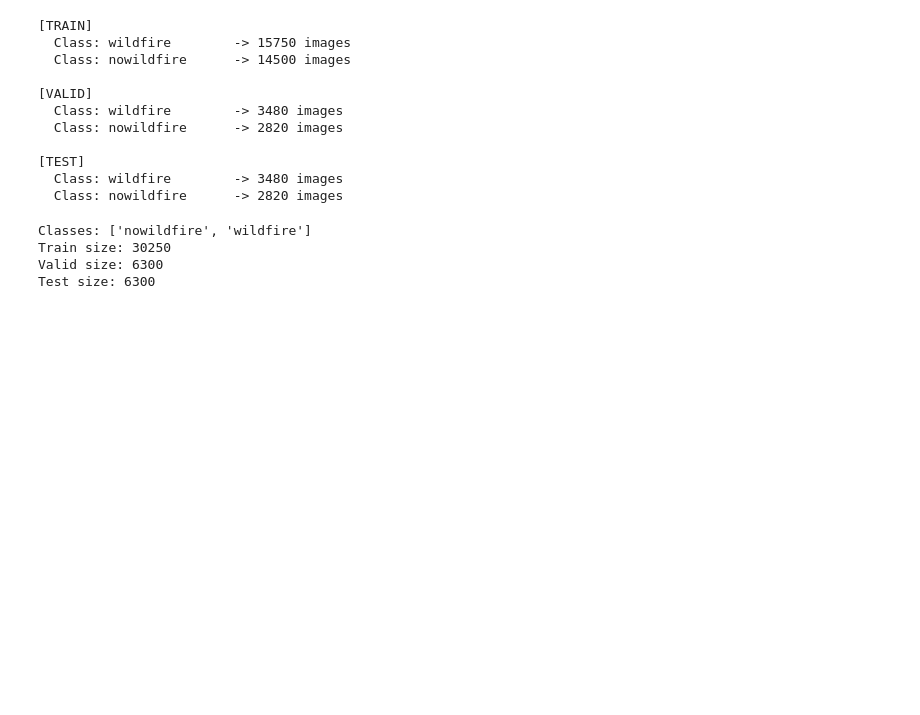
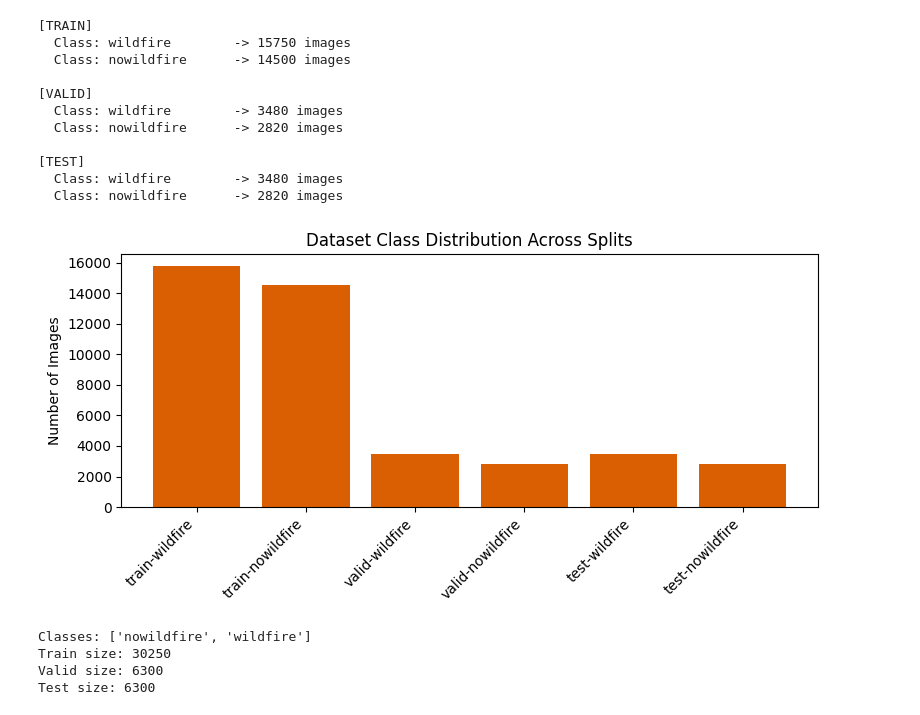
Before and after one commit to susmithach/wildfire-prediction, a Jupyter notebook: wildfire_protection.ipynb, the cells around one changed output. Drawn from its saved outputs; the diff is of its cells as text; code cells hidden in the pictures; blank space fills up the shorter version.

Commit message:
added distribution plot

```diff
--- a/wildfire_protection.ipynb
+++ b/wildfire_protection.ipynb
@@ -69,4 +69,43 @@ for split in ["train", "valid", "test"]:
 [TEST]
   Class: wildfire        -> 3480 images
   Class: nowildfire      -> 2820 images
+# %%
+# 5. Visualize Dataset Distribution
+import matplotlib.pyplot as plt
+from collections import Counter
+import os
+
+def get_class_counts(split):
+    split_dir = os.path.join(dst, split)
+    counts = Counter()
+    if not os.path.exists(split_dir):
+        return counts
+    for cls in os.listdir(split_dir):
+        cls_path = os.path.join(split_dir, cls)
+        if os.path.isdir(cls_path):
+            n = sum(len(files) for _, _, files in os.walk(cls_path))
+            counts[cls] += n
+    return counts
+
+splits = ["train", "valid", "test"]
+bar_labels, bar_heights = [], []
+
+for split in splits:
+    counts = get_class_counts(split)
+    for cls, n in counts.items():
+        bar_labels.append(f"{split}-{cls}")
+        bar_heights.append(n)
+
+plt.figure(figsize=(8,4))
+plt.bar(bar_labels, bar_heights, color=["#d95f02" if "wildfire" in b else "#1b9e77" for b in bar_labels])
+plt.ylabel("Number of Images")
+plt.title("Dataset Class Distribution Across Splits")
+plt.xticks(rotation=45, ha="right")
+plt.tight_layout()
+
+os.makedirs(os.path.join(base_dir, "results"), exist_ok=True)
+plt.savefig(os.path.join(base_dir, "results", "class_distribution.png"), dpi=300)
+plt.show()
+# %% [output]
+[figure, added]
 # %%
```
Also changed, not shown: parts of 2 cells of this notebook, 2 other files.
